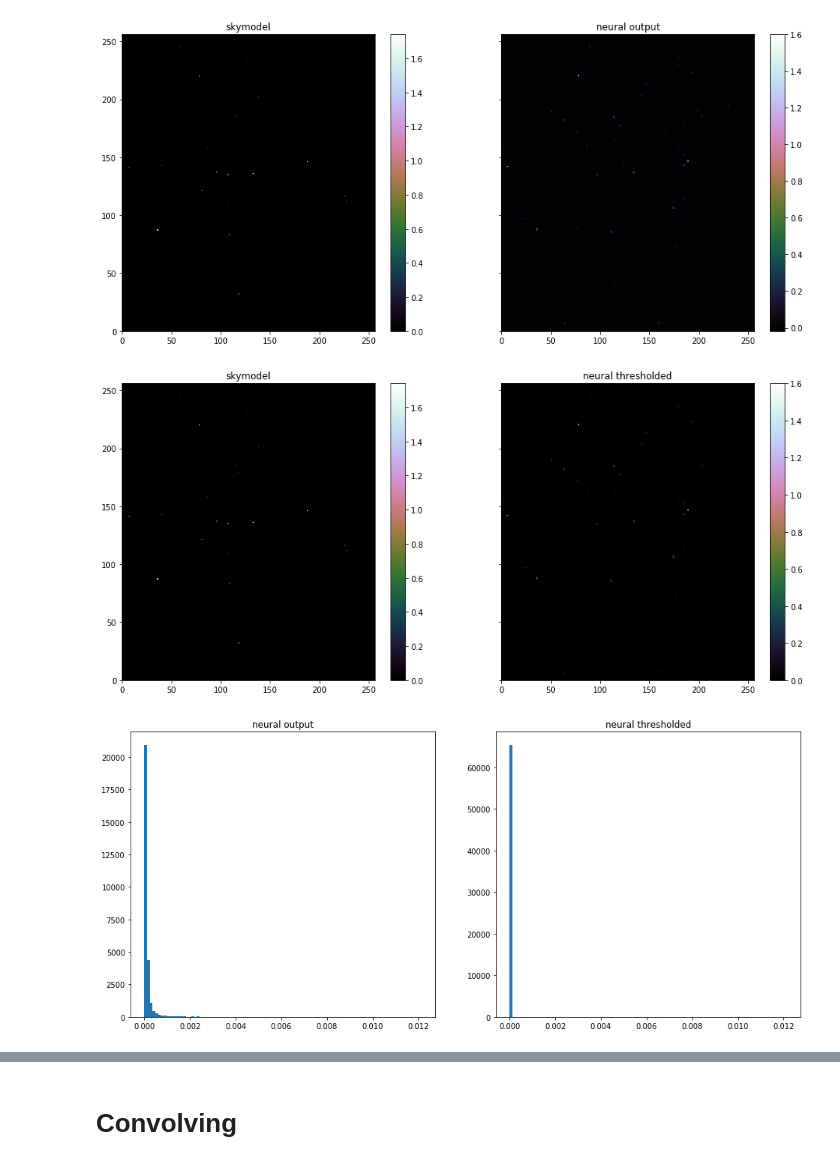
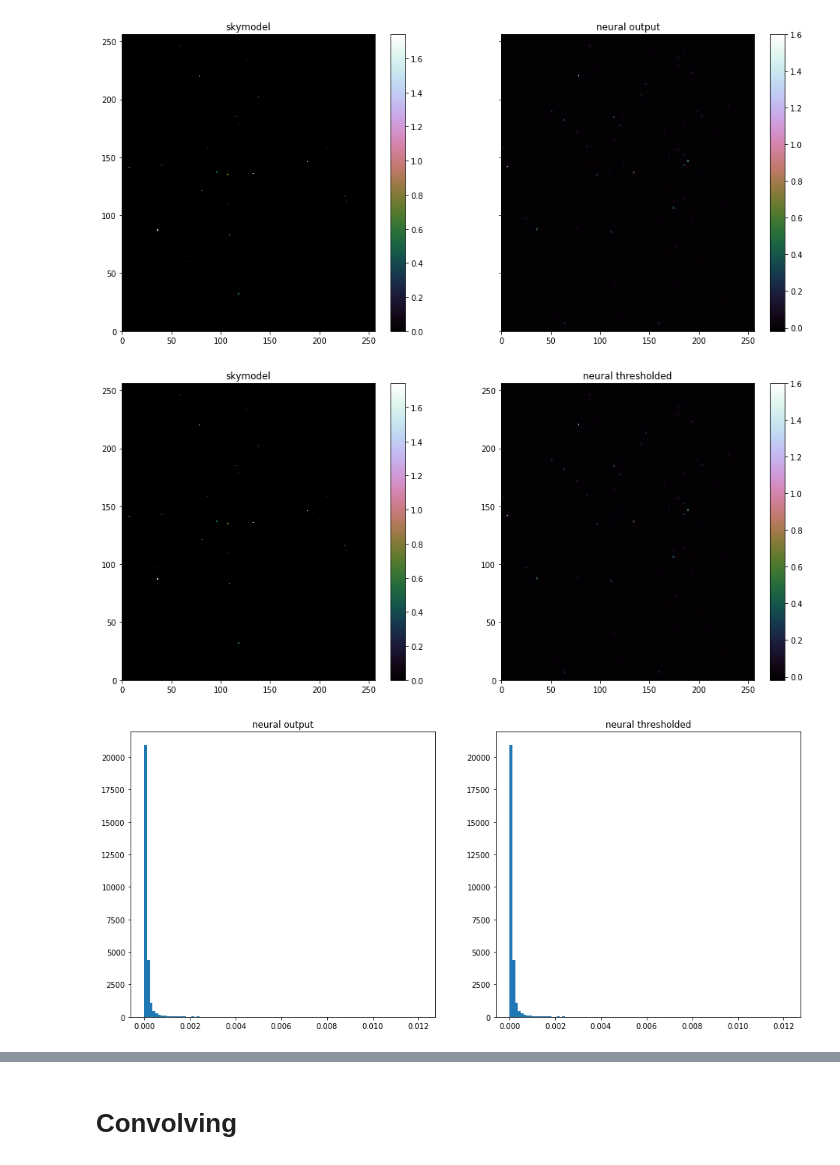
Before and after one commit to gijzelaerr/vacuum-cleaner, a Jupyter notebook: notebooks/convolve.ipynb, the cells around one changed output, grey strips where cells are left out. Cells and saved outputs as stored; diff of their text form; code cells hidden in the pictures.

```diff
--- a/notebooks/convolve.ipynb
+++ b/notebooks/convolve.ipynb
@@ -6,7 +6,6 @@ import matplotlib.pyplot as plt
 import numpy as np
 from scipy import stats
 %matplotlib inline
-plt.rcParams['figure.figsize'] = [16, 7]
 # %% [markdown]
 # settings
 # %%
@@ -96,11 +99,11 @@ _ = a2.set_title('neural output')
 # %% [output]
 [figure]
 # %%
-thresholded = output * (output > threshold)
-# disable thresholding for now since we can do that with the dirty image
+thresholded = output #* (output > threshold)
+# disable scaling for now since we can do that with the dirty image
 scaled = thresholded # * (skymodel.max()/thresholded.max())
 # %%
-f, (a1, a2) = plt.subplots(1, 2, sharey=True)
+f, (a1, a2) = plt.subplots(1, 2, figsize=(16,7))
 i1 = a1.pcolor(skymodel, cmap='cubehelix')
 f.colorbar(i1, ax=a1)
 a1.set_title('skymodel')
@@ -108,13 +111,13 @@ i2 = a2.pcolor(thresholded, cmap='cubehelix')
 f.colorbar(i2, ax=a2)
 _ = a2.set_title('neural thresholded')
 # %% [output]
-[figure, old version]
+[figure, new version]
 # %%
-f, (a1, a2) = plt.subplots(1, 2)
+f, (a1, a2) = plt.subplots(1, 2, figsize=(16,7))
 a1.hist(output.flatten(), range=(0, threshold), bins=100)
 a1.set_title('neural output')
 a2.hist(thresholded.flatten(), range=(0, threshold), bins=100)
 _ = a2.set_title('neural thresholded')
 # %% [output]
-[figure, old version]
+[figure, new version]
 # %%
```
Also changed, not shown: parts of 20 cells of this notebook.
